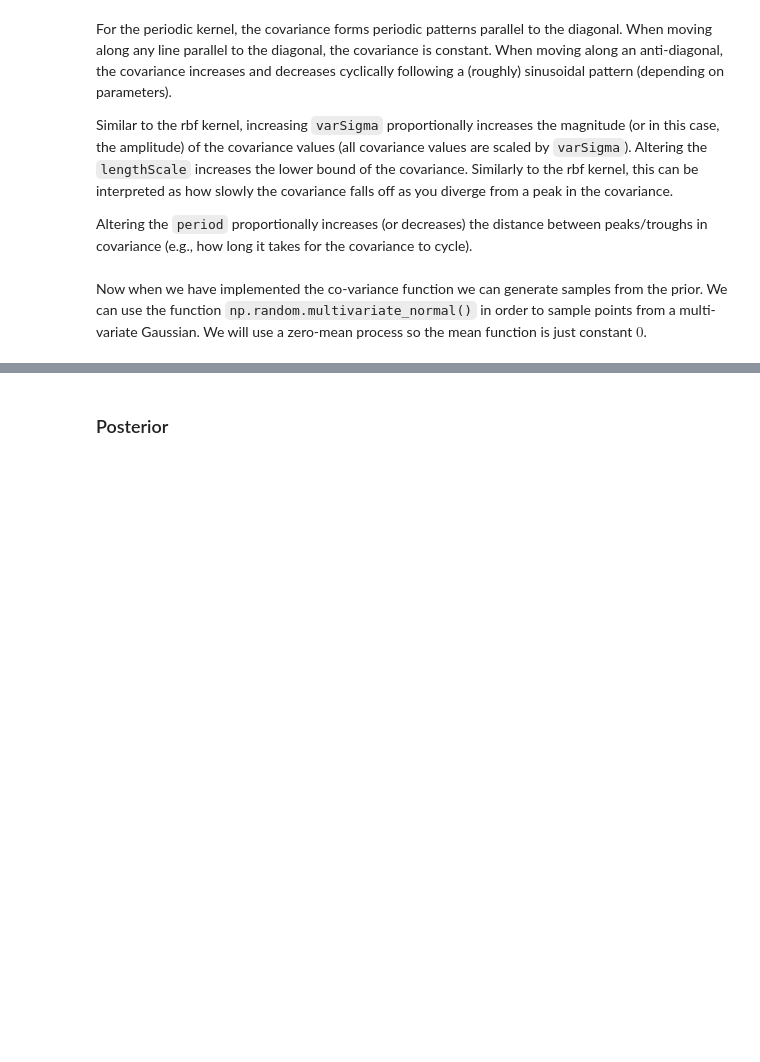
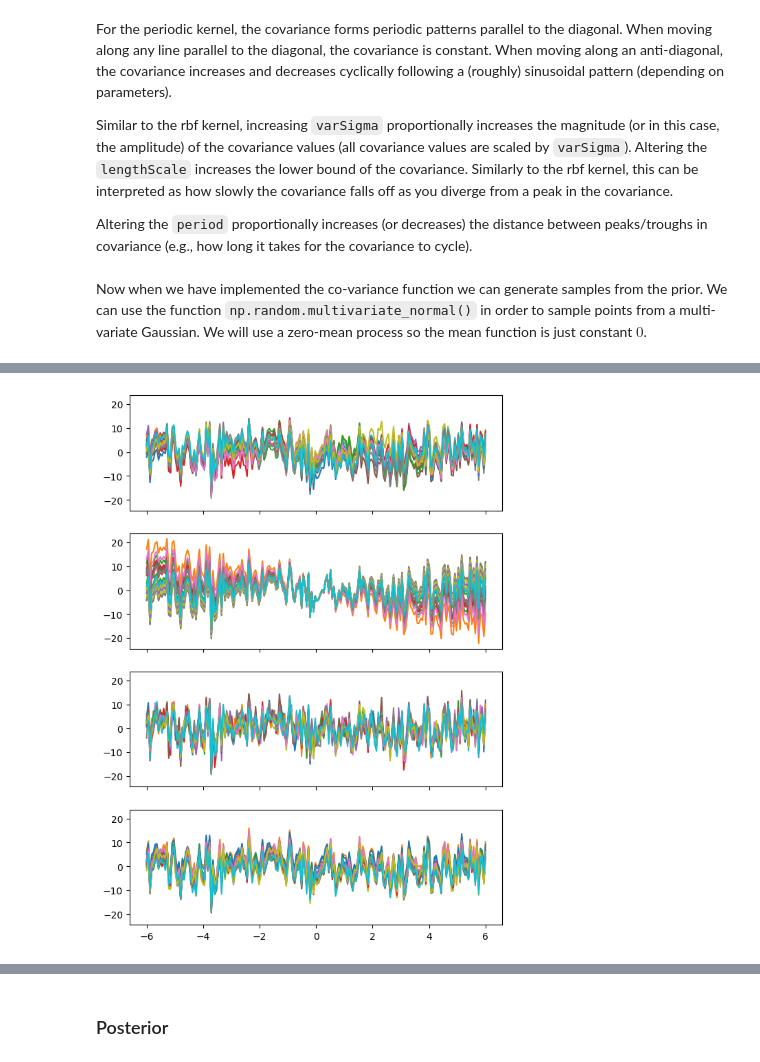
Before and after one commit to nyoma-diamond/L48_Assignments, a Jupyter notebook: gaussianprocess-notebook.ipynb, the cells around one changed output, grey strips where cells are left out. Saved outputs shown, nothing was run; the diff lists cells and outputs as text; code cells hidden in the pictures; blank space fills up the shorter version.

```diff
--- a/gaussianprocess-notebook.ipynb
+++ b/gaussianprocess-notebook.ipynb
@@ -298,0 +420,24 @@ plt.show()
+# %%
+mu = np.random.normal(0, 5, x.shape[0])
+
+_, axs = plt.subplots(4,1, sharex=True, sharey=True, figsize=(7,10))
+
+K = rbf_kernel(x,x,5,1)
+f = np.random.multivariate_normal(mu.flatten(), K, 20)
+axs[0].plot(x, f.T)
+
+K = lin_kernel(x,None,1)
+f = np.random.multivariate_normal(mu.flatten(), K, 20)
+axs[1].plot(x, f.T)
+
+K = white_kernel(x,None,5)
+f = np.random.multivariate_normal(mu.flatten(), K, 20)
+axs[2].plot(x, f.T)
+
+K = periodic_kernel(x,x,5,1,1)
+f = np.random.multivariate_normal(mu.flatten(), K, 20)
+axs[3].plot(x, f.T)
+
+plt.show()
+# %% [output]
+[figure, added]
```
Also changed, not shown: parts of 15 cells of this notebook.
